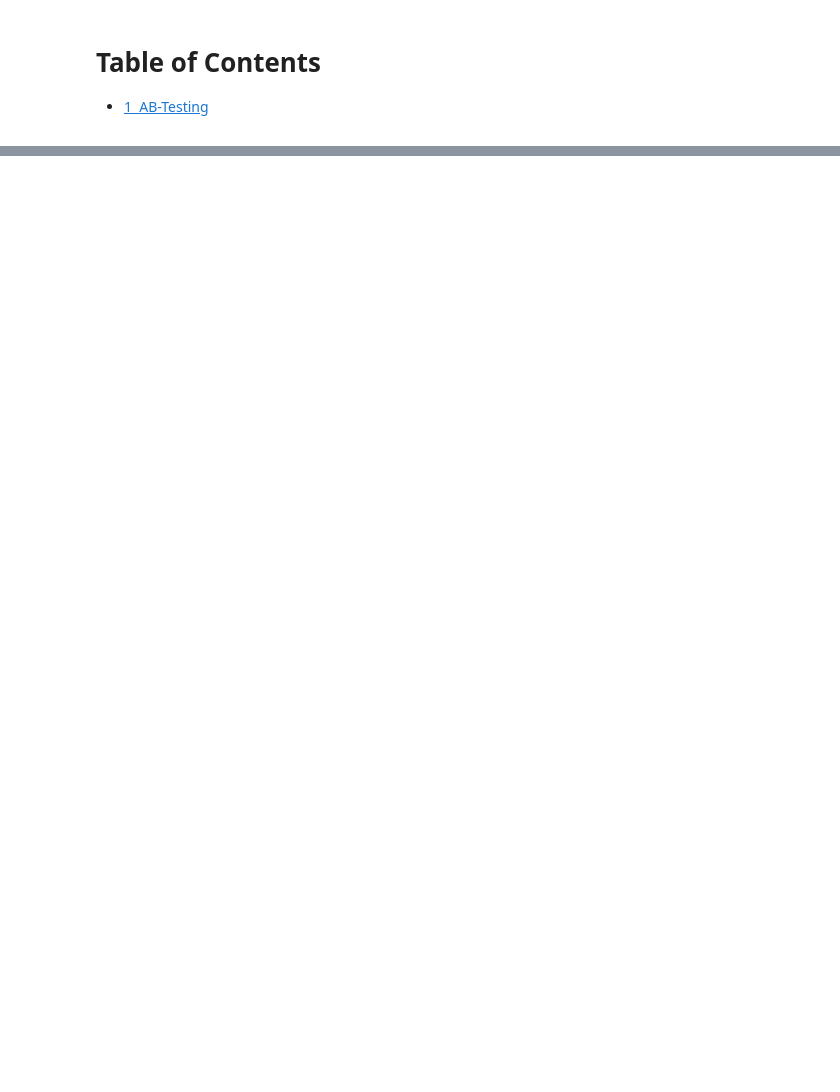
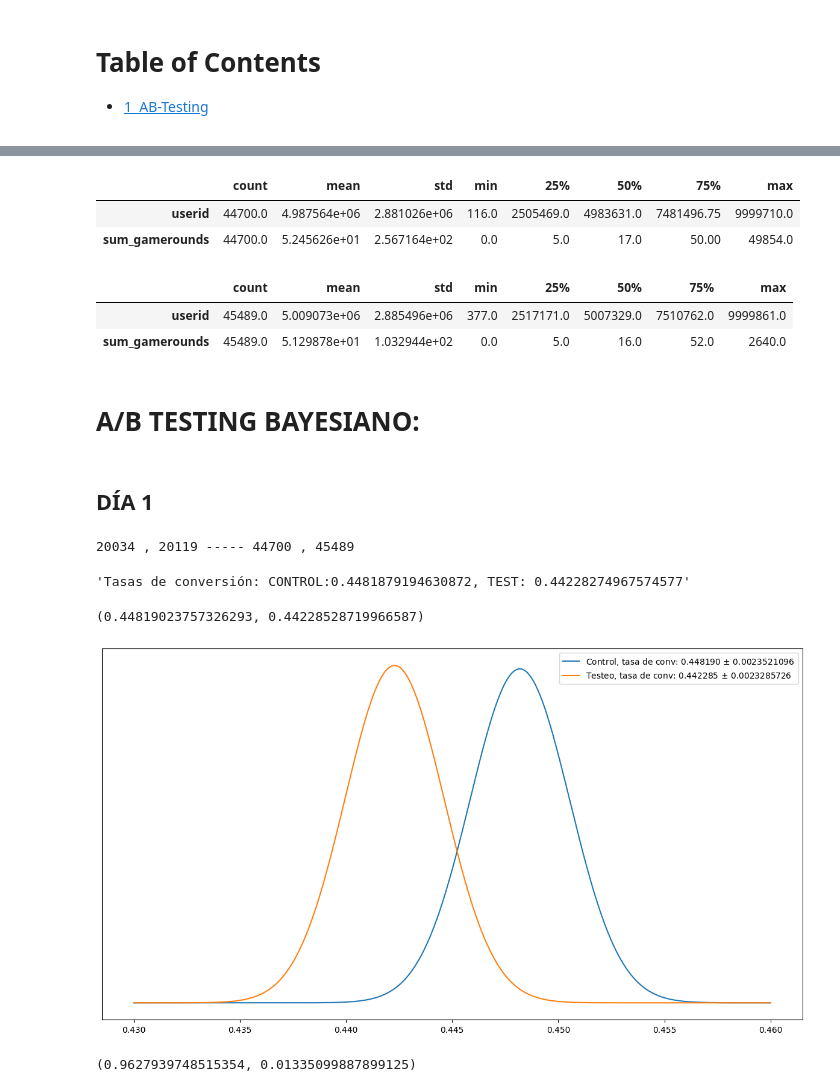
Before and after one commit to Ironhack-Data-Madrid-Octubre-2023/6.4-lab_ab_testing, a Jupyter notebook: lab-ab-test.ipynb, the cells around one changed output, grey strips where cells are left out. Cells and saved outputs as stored; diff of their text form; code cells hidden in the pictures; blank space fills up the shorter version.

```diff
--- a/lab-ab-test.ipynb
+++ b/lab-ab-test.ipynb
@@ -36,0 +40,16 @@ df = pd.read_csv('data/cookie_cats.csv')
+# %%
+ctrl = df[df['version']== 'gate_30']
+ctrl.describe().T
+# %% [output]
+|  | count | mean | std | min | 25% | 50% | 75% | max |
+| userid | 44700.0 | 4.987564e+06 | 2.881026e+06 | 116.0 | 2505469.0 | 4983631.0 | 7481496.75 | 9999710.0 |
+| sum_gamerounds | 44700.0 | 5.245626e+01 | 2.567164e+02 | 0.0 | 5.0 | 17.0 | 50.00 | 49854.0 |
+# %%
+test = df[df['version']== 'gate_40']
+test.describe().T
+# %% [output]
+|  | count | mean | std | min | 25% | 50% | 75% | max |
+| userid | 45489.0 | 5.009073e+06 | 2.885496e+06 | 377.0 | 2517171.0 | 5007329.0 | 7510762.0 | 9999861.0 |
+| sum_gamerounds | 45489.0 | 5.129878e+01 | 1.032944e+02 | 0.0 | 5.0 | 16.0 | 52.0 | 2640.0 |
+# %% [markdown]
+# A/B TESTING BAYESIANO:
@@ -36,0 +59,64 @@ df = pd.read_csv('data/cookie_cats.csv')
+# %% [markdown]
+## DÍA 1
+# %%
+# muestreo
+
+# IMPRESIONES Y CONVERSIONES PARA TEST Y CONTROL:
+
+imp_control = ctrl.count()[0]
+imp_test = test.count()[0]
+
+conv_control = ctrl.retention_1.value_counts()[1]
+conv_test = test.retention_1.value_counts()[1]
+
+print(conv_control,',', conv_test ,'-----', imp_control,',',imp_test)
+# %% [output]
+20034 , 20119 ----- 44700 , 45489
+# %%
+# testeo para retention_1:
+
+CR_ctrl = conv_control/imp_control # conversion/impresion
+CR_test = conv_test/imp_test
+
+f'Tasas de conversión: CONTROL:{CR_ctrl}, TEST: {CR_test}'
+# %% [output]
+'Tasas de conversión: CONTROL:0.4481879194630872, TEST: 0.44228274967574577'
+# %%
+# a priori:
+
+a_C, b_C = 1+conv_control, 1+imp_control-conv_control  #
+a_T, b_T = 1+conv_test, 1+imp_test-conv_test
+
+beta_control = beta(a_C, b_C)
+beta_test = beta(a_T, b_T)
+# %%
+beta_control.mean(), beta_test.mean()
+# %% [output]
+(0.44819023757326293, 0.44228528719966587)
+# %%
+x=np.linspace(0.43, 0.46, 1000)
+
+def plot(control, test):
+
+    for bet, nom in zip(control, test):
+
+        y=bet.pdf(x)
+        y_media=bet.mean()
+        y_std=bet.std()
+
+        plt.plot(x, y, label='{}, tasa de conv: {:.6f} $\pm$ {:.10f}'.format(nom, y_media, y_std))
+        plt.yticks([])
+
+    plt.legend()
+    plt.show();
+# %%
+plot([beta_control, beta_test], ['Control', 'Testeo'])
+# %% [output]
+[figure, added]
+# %%
+salto = (beta_control.mean() - beta_test.mean())/beta_test.mean()  # tasa de cambio relativa
+prob = calc_prob(beta_control, beta_test)
+
+prob , salto
+# %% [output]
+(0.9627939748515354, 0.01335099887899125)
```
Also changed, not shown: parts of 19 cells of this notebook, 1 other file.
